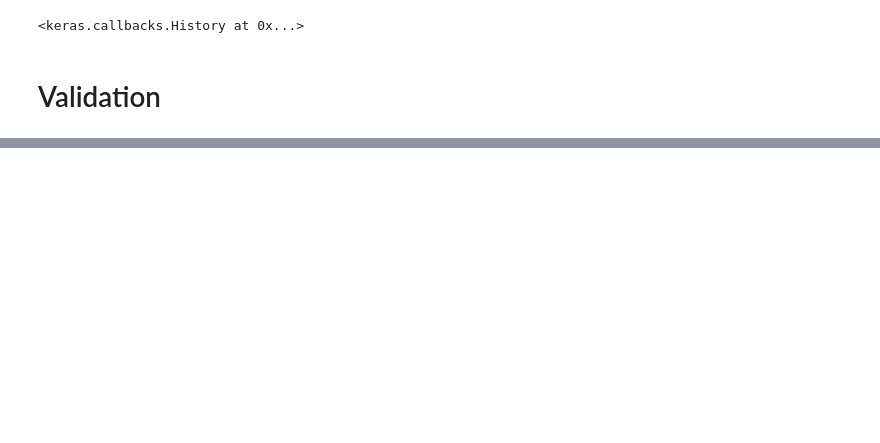
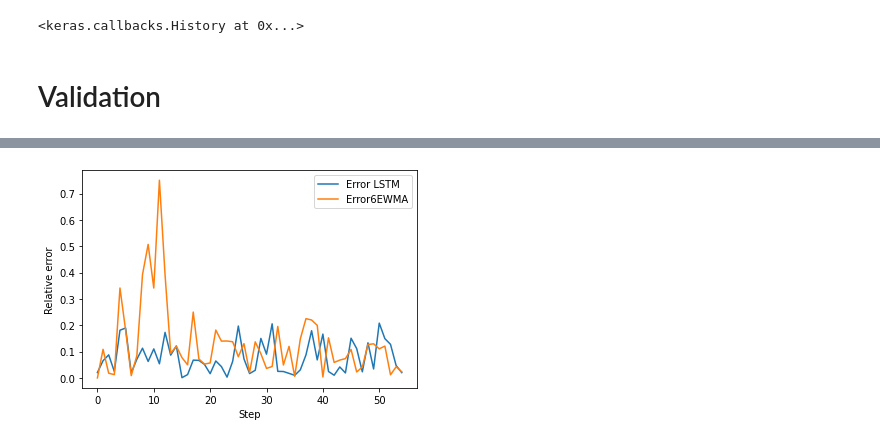
Before and after one commit to davidciria/tma-prediction-tool, a Jupyter notebook: mawi-dataset/LSTM.ipynb, the cells around one changed output, grey strips where cells are left out. Saved outputs shown, nothing was run; the diff lists cells and outputs as text; code cells hidden in the pictures; blank space fills up the shorter version.

```diff
--- a/mawi-dataset/LSTM.ipynb
+++ b/mawi-dataset/LSTM.ipynb
@@ -168,0 +171,21 @@ plt.show()
+# %%
+#Relative error = |real_value - predicted value|/real_value = absolute_error/real_value
+
+import numpy as np
+import pandas as pd
+import matplotlib.pyplot as plt
+%matplotlib inline
+
+plt.plot(abs(test_set.values[0:len(prediccion)]-prediccion)/test_set.values[0:len(prediccion)], label='Error LSTM')
+
+df = pd.read_csv('clean_dataset_20160109.csv')
+df.head()
+df['Error6EWMA'] = abs(df['B'].ewm(span=1).mean() - df['B'].ewm(span=6).mean())/df['B'].ewm(span=1).mean()
+df['Error6EWMA'][0:len(prediccion)].plot()
+
+plt.xlabel('Step')
+plt.ylabel('Relative error')
+plt.legend()
+plt.show()
+# %% [output]
+[figure, added]
```
Also changed, not shown: parts of 4 cells of this notebook.
